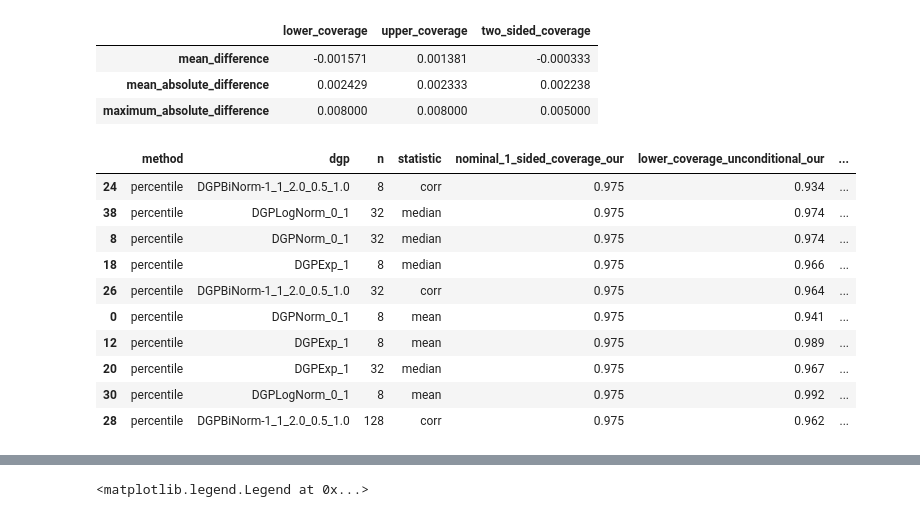
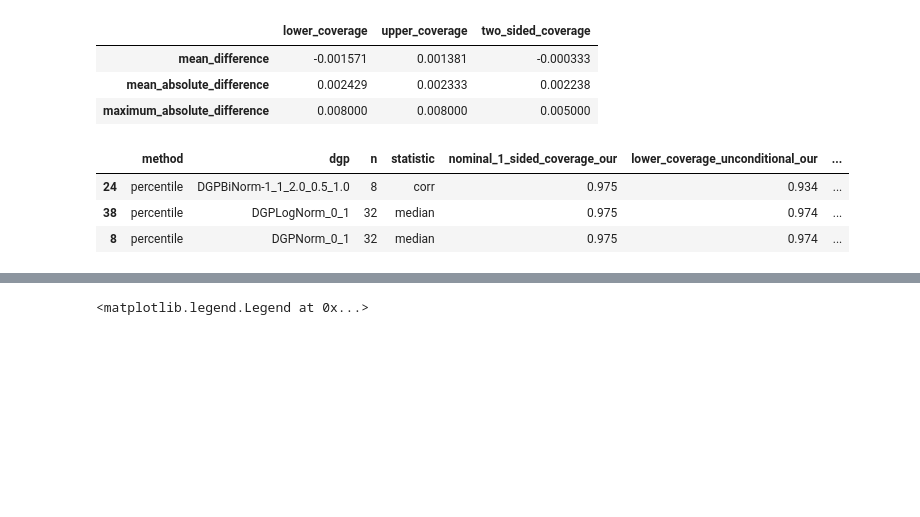
Before and after one commit to enejH04/bootstrap-inference, a Jupyter notebook: performance_validation/comparison.ipynb, the cells around one changed output, grey strips where cells are left out. Saved outputs shown, nothing was run; the diff lists cells and outputs as text; code cells hidden in the pictures; blank space fills up the shorter version.

Commit message:
Make tables smaller

```diff
--- a/performance_validation/comparison.ipynb
+++ b/performance_validation/comparison.ipynb
@@ -146,31 +146,24 @@ keys = ["method", "dgp", "n", "statistic"]
 # %%
 largest_lower_difference = comparison.assign(
     absolute_difference=comparison[
         "lower_coverage_unconditional_difference"
     ].abs()
 ).sort_values(by="absolute_difference", ascending=False)
 
 largest_lower_difference[
     [
         *keys,
         "nominal_1_sided_coverage_our",
         "lower_coverage_unconditional_our",
         "lower_coverage_unconditional_ref",
         "lower_coverage_unconditional_difference",
     ]
-][largest_lower_difference["method"] == "percentile"].head(10)
+][largest_lower_difference["method"] == "percentile"].head(3)
 # %% [output]
 |  | method | dgp | n | statistic | nominal_1_sided_coverage_our | lower_coverage_unconditional_our | ... |
 | 24 | percentile | DGPBiNorm-1_1_2.0_0.5_1.0 | 8 | corr | 0.975 | 0.934 | ... |
 | 38 | percentile | DGPLogNorm_0_1 | 32 | median | 0.975 | 0.974 | ... |
 | 8 | percentile | DGPNorm_0_1 | 32 | median | 0.975 | 0.974 | ... |
-| 18 | percentile | DGPExp_1 | 8 | median | 0.975 | 0.966 | ... |
-| 26 | percentile | DGPBiNorm-1_1_2.0_0.5_1.0 | 32 | corr | 0.975 | 0.964 | ... |
-| 0 | percentile | DGPNorm_0_1 | 8 | mean | 0.975 | 0.941 | ... |
-| 12 | percentile | DGPExp_1 | 8 | mean | 0.975 | 0.989 | ... |
-| 20 | percentile | DGPExp_1 | 32 | median | 0.975 | 0.967 | ... |
-| 30 | percentile | DGPLogNorm_0_1 | 8 | mean | 0.975 | 0.992 | ... |
-| 28 | percentile | DGPBiNorm-1_1_2.0_0.5_1.0 | 128 | corr | 0.975 | 0.962 | ... |
 # %%
 largest_lower_difference[
     [
```
Also changed, not shown: parts of 5 cells of this notebook.
